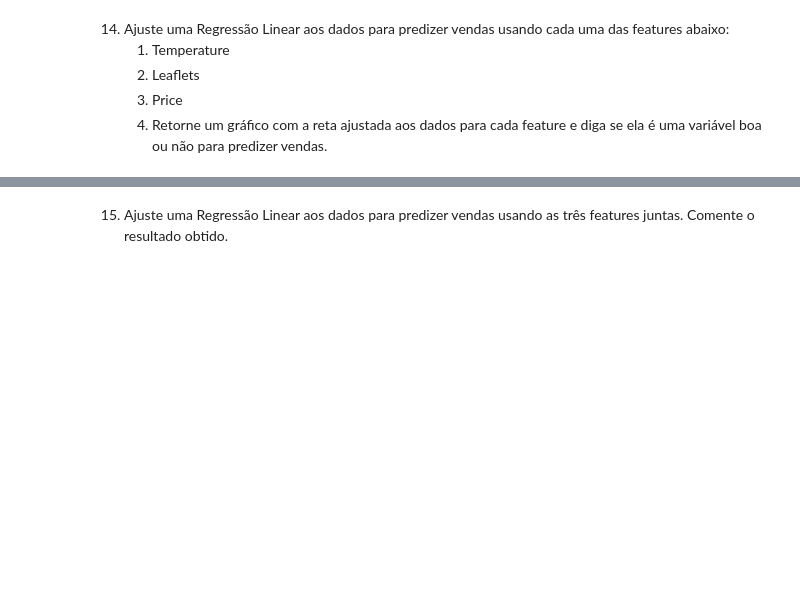
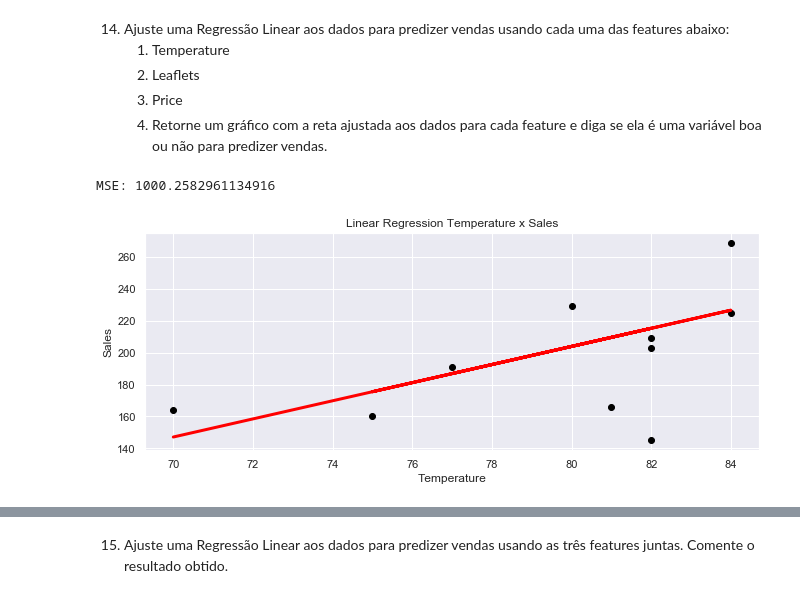
Before and after one commit to lennonalvesdias/fiap-8ia-python, a Jupyter notebook: trabalho_final.ipynb, the cells around one changed output, grey strips where cells are left out. Drawn from its saved outputs; the diff is of its cells as text; code cells hidden in the pictures; blank space fills up the shorter version.

```diff
--- a/trabalho_final.ipynb
+++ b/trabalho_final.ipynb
@@ -196,3 +216,29 @@ Text(0.5, 1.0, 'Fruits over time')
     2. Leaflets
     3. Price
     4. Retorne um gráfico com a reta ajustada aos dados para cada feature e diga se ela é uma variável boa ou não para predizer vendas.
+# %%
+from sklearn.model_selection import train_test_split
+from sklearn import linear_model
+from sklearn.metrics import mean_squared_error
+
+def show_regression(dataset, x_values, y_values, show_plot = True):
+    X = dataset[x_values].values
+    y = dataset[y_values].values
+    split_test_size = 0.30
+    X_train, X_test, y_train, y_test = train_test_split(X, y, test_size=split_test_size, random_state=42)
+    lr_model = linear_model.LinearRegression()
+    lr_model.fit(X_train, y_train.ravel())
+    y_pred = lr_model.predict(X_test)
+    print(f'MSE: {mean_squared_error(y_test,y_pred)}')
+    if show_plot == False: return
+    plt.scatter(X_test[:,0], y_test,  color='black')
+    plt.plot(X_test[:,0], y_pred, color='red', linewidth=3)
+    plt.xlabel(' '.join(x_values))
+    plt.ylabel(' '.join(y_values))
+    plt.title(f'Linear Regression {" ".join(x_values)} x {" ".join(y_values)}')
+    plt.show()
+# %%
+show_regression(lemonades, ['Temperature'], ['Sales'])
+# %% [output]
+MSE: 1000.2582961134916
+[figure, added]
```
Also changed, not shown: parts of 14 cells of this notebook, 3 other files.
